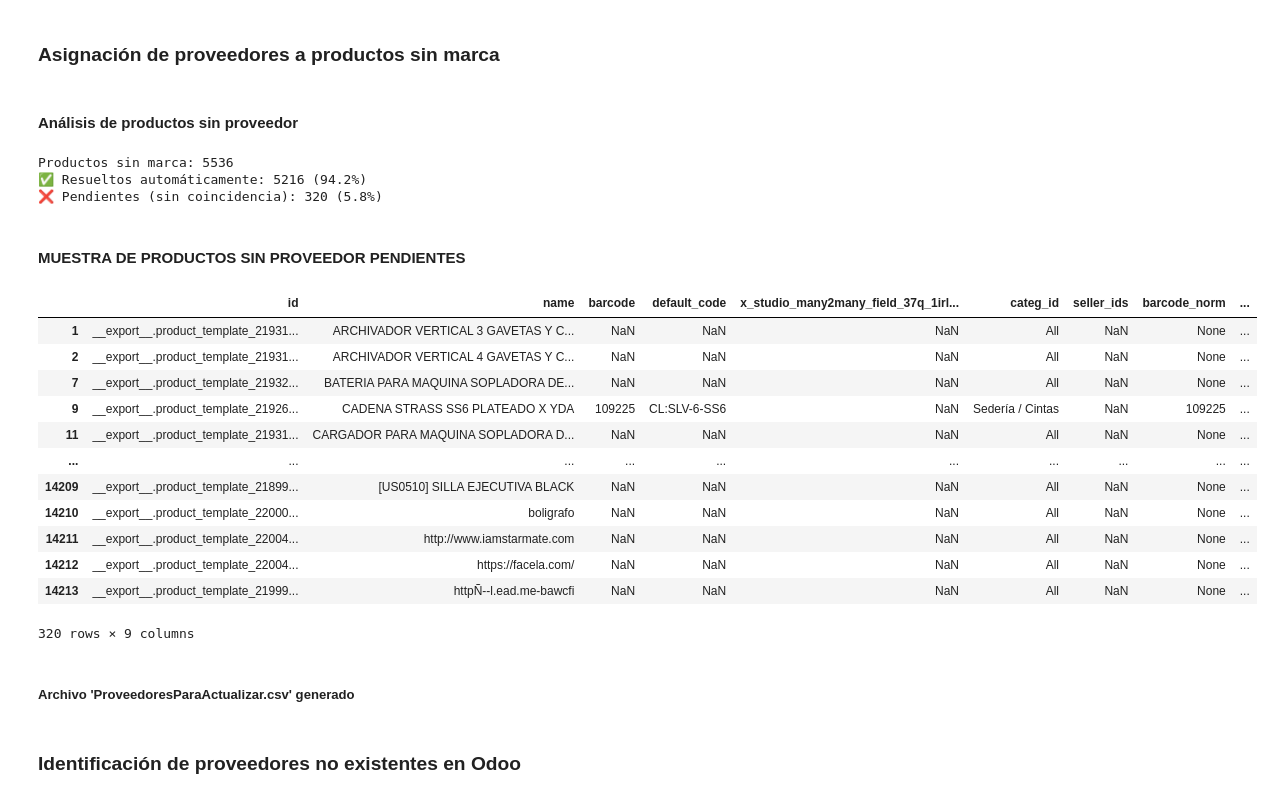
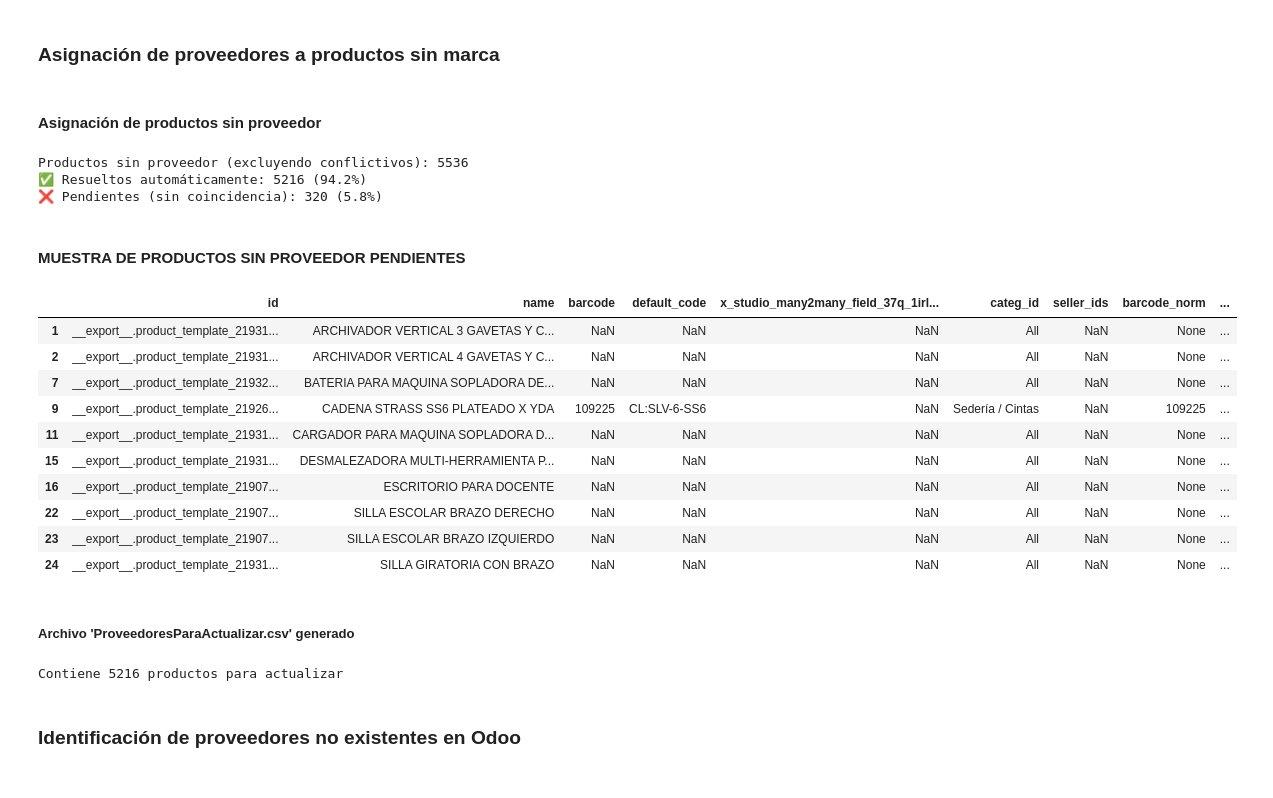
Before and after one commit to JahirCDev/ProjectStandardization, a Jupyter notebook: notebooks/OdooVendors.ipynb, the cells around one changed output. Drawn from its saved outputs; the diff is of its cells as text; code cells hidden in the pictures.

```diff
--- a/notebooks/OdooVendors.ipynb
+++ b/notebooks/OdooVendors.ipynb
@@ -22,7 +23,9 @@ notebook_dir = Path.cwd()
 raw_path = notebook_dir.parent / 'data' / 'raw'
 processed_path = notebook_dir.parent / 'data' / 'processed'
 df_odoo = pd.read_csv(raw_path / 'ProductosOdoo.csv')
+df_odoo_copy = df_odoo.copy()
 df_int = pd.read_excel(raw_path / 'ProductosInterfuerza.xlsx')
+df_int_copy = df_int.copy()
 
 display(Markdown("### Productos Odoo"))
 print(f"Total productos: {len(df_odoo)}")
@@ -52,8 +55,8 @@ Total productos: 73681
 ## ANÁLISIS DE PRODUCTOS SIN PROVEEDOR
 # %%
 df_odoo_copy, df_int_copy, sellers_diagnostic, sellers_dict, df_int_seller_codes = prepare_data_and_diagnose(
-    df_odoo=df_odoo,
-    df_int=df_int,
+    df_odoo_copy=df_odoo_copy,
+    df_int_copy=df_int_copy,
     target_column='seller_ids',
     entity_name='proveedores',
     int_code_col='UPC Code',
@@ -119,49 +122,36 @@ Archivo 'Proveedores.csv' generado
 # %% [markdown]
 ### Asignación de proveedores a productos sin marca
 # %%
-df_without_seller = df_odoo_copy[sellers_diagnostic].copy()
-df_without_seller = df_without_seller[~df_without_seller['barcode_norm'].isin(multiple_sellers.index)]
-display(Markdown("#### Análisis de productos sin proveedor"))
-print(f"Productos sin marca: {len(df_without_seller)}")
-
-df_without_seller['proveedor_asignado'] = df_without_seller['barcode_norm'].map(sellers_dict)
-assigned = df_without_seller['proveedor_asignado'].notna().sum()
-total_pendings = len(df_without_seller) - assigned
-pendings = df_without_seller[df_without_seller['proveedor_asignado'].isna()]
-print(f"✅ Resueltos automáticamente: {assigned} ({assigned/len(df_without_seller)*100:.1f}%)")
-print(f"❌ Pendientes (sin coincidencia): {total_pendings} ({total_pendings/len(df_without_seller)*100:.1f}%)\n")
-
-display(Markdown("\n#### MUESTRA DE PRODUCTOS SIN PROVEEDOR PENDIENTES"))
-display(pendings)
-print("\n")
-
-df_odoo_sellers_import = df_without_seller[df_without_seller['proveedor_asignado'].notna()].copy()
-df_odoo_sellers_import = df_odoo_sellers_import[['id', 'proveedor_asignado']]
-df_odoo_sellers_import.columns = ['id', 'seller_ids']
-
-df_odoo_sellers_import.to_csv(processed_path / 'ProveedoresParaActualizar.csv', index=False)
-display(Markdown("##### Archivo 'ProveedoresParaActualizar.csv' generado"))
+df_odoo_sellers_import, df_sellers_pending = assign_entities_to_products(
+    df_products=df_odoo_copy,
+    missing_mask=sellers_diagnostic,
+    codes_to_exclude=multiple_sellers,
+    entity_dict=sellers_dict,
+    entity_name='proveedor',
+    id_col='id',
+    target_col='seller_ids',
+    output_path=processed_path / 'ProveedoresParaActualizar.csv'
+)
 # %% [output]
-#### Análisis de productos sin proveedor
+#### Asignación de productos sin proveedor
-Productos sin marca: 5536
+Productos sin proveedor (excluyendo conflictivos): 5536
 ✅ Resueltos automáticamente: 5216 (94.2%)
 ❌ Pendientes (sin coincidencia): 320 (5.8%)
 
 #### MUESTRA DE PRODUCTOS SIN PROVEEDOR PENDIENTES
 |  | id | name | barcode | default_code | x_studio_many2many_field_37q_1irl... | categ_id | seller_ids | barcode_norm | ... |
 | 1 | __export__.product_template_21931... | ARCHIVADOR VERTICAL 3 GAVETAS Y C... | NaN | NaN | NaN | All | NaN | None | ... |
 | 2 | __export__.product_template_21931... | ARCHIVADOR VERTICAL 4 GAVETAS Y C... | NaN | NaN | NaN | All | NaN | None | ... |
 | 7 | __export__.product_template_21932... | BATERIA PARA MAQUINA SOPLADORA DE... | NaN | NaN | NaN | All | NaN | None | ... |
 | 9 | __export__.product_template_21926... | CADENA STRASS SS6 PLATEADO X YDA | 109225 | CL:SLV-6-SS6 | NaN | Sedería / Cintas | NaN | 109225 | ... |
 | 11 | __export__.product_template_21931... | CARGADOR PARA MAQUINA SOPLADORA D... | NaN | NaN | NaN | All | NaN | None | ... |
-| ... | ... | ... | ... | ... | ... | ... | ... | ... | ... |
-| 14209 | __export__.product_template_21899... | [US0510] SILLA EJECUTIVA BLACK | NaN | NaN | NaN | All | NaN | None | ... |
-| 14210 | __export__.product_template_22000... | boligrafo | NaN | NaN | NaN | All | NaN | None | ... |
-| 14211 | __export__.product_template_22004... | http://www.iamstarmate.com | NaN | NaN | NaN | All | NaN | None | ... |
-| 14212 | __export__.product_template_22004... | https://facela.com/ | NaN | NaN | NaN | All | NaN | None | ... |
-| 14213 | __export__.product_template_21999... | httpÑ--l.ead.me-bawcfi | NaN | NaN | NaN | All | NaN | None | ... |
+| 15 | __export__.product_template_21931... | DESMALEZADORA MULTI-HERRAMIENTA P... | NaN | NaN | NaN | All | NaN | None | ... |
+| 16 | __export__.product_template_21907... | ESCRITORIO PARA DOCENTE | NaN | NaN | NaN | All | NaN | None | ... |
+| 22 | __export__.product_template_21907... | SILLA ESCOLAR BRAZO DERECHO | NaN | NaN | NaN | All | NaN | None | ... |
+| 23 | __export__.product_template_21907... | SILLA ESCOLAR BRAZO IZQUIERDO | NaN | NaN | NaN | All | NaN | None | ... |
+| 24 | __export__.product_template_21931... | SILLA GIRATORIA CON BRAZO | NaN | NaN | NaN | All | NaN | None | ... |
+##### Archivo 'ProveedoresParaActualizar.csv' generado
-320 rows × 9 columns
+Contiene 5216 productos para actualizar
-##### Archivo 'ProveedoresParaActualizar.csv' generado
 # %% [markdown]
 ### Identificación de proveedores no existentes en Odoo
 # %%
```
Also changed, not shown: parts of 4 cells of this notebook.
